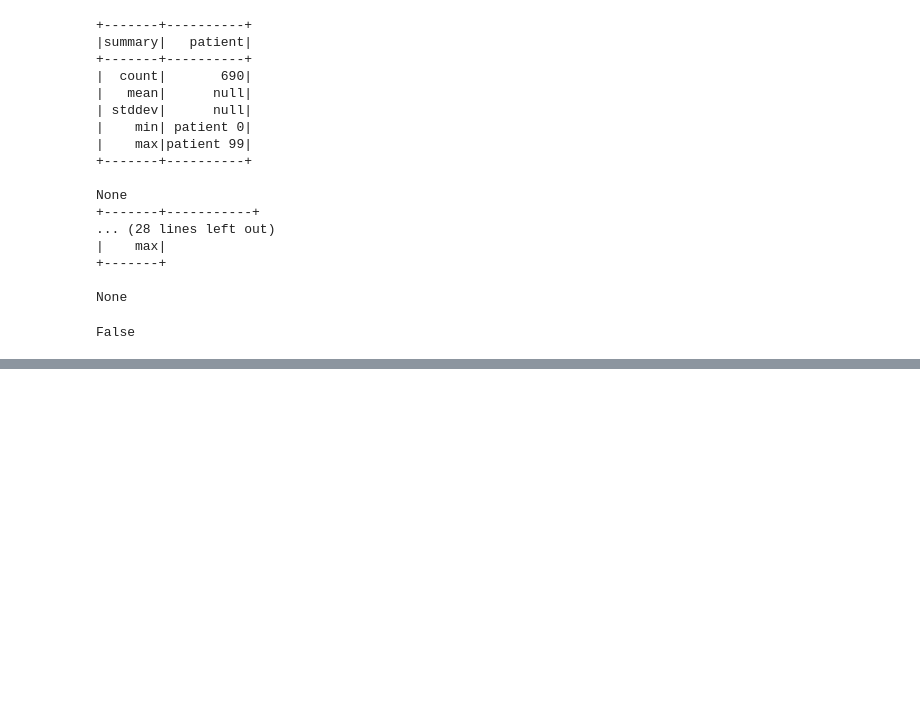
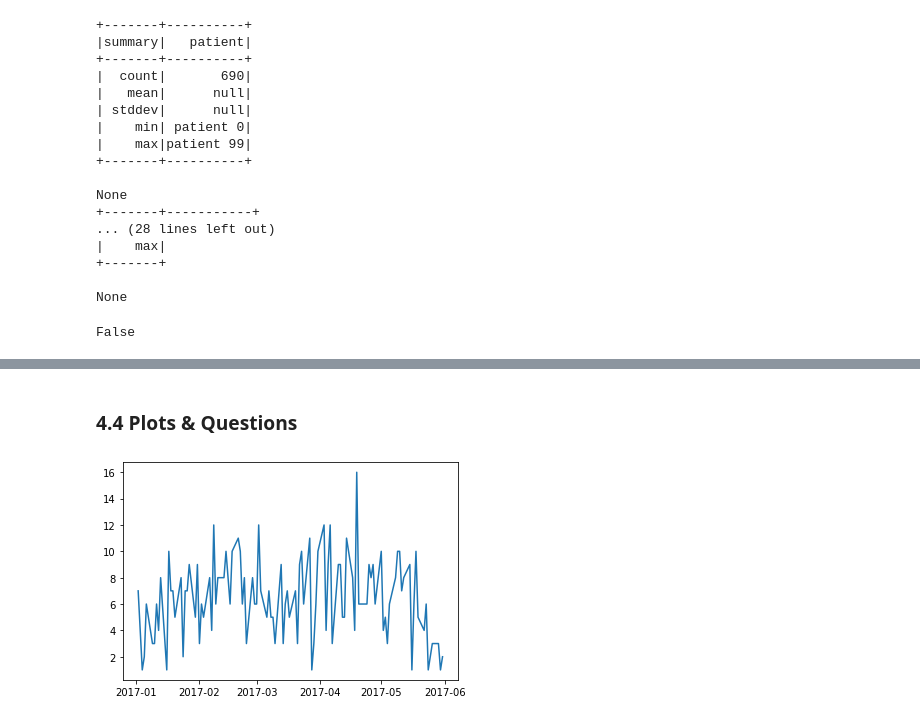
Before and after one commit to sibr1011/job_interview, a Jupyter notebook: eda_interview.ipynb, the cells around one changed output, grey strips where cells are left out. Cells and saved outputs as stored; diff of their text form; code cells hidden in the pictures; blank space fills up the shorter version.

Commit message:
all plots and features added

```diff
--- a/eda_interview.ipynb
+++ b/eda_interview.ipynb
@@ -207,0 +249,14 @@ False
+# %% [markdown]
+### 4.4 Plots & Questions
+# %%
+import matplotlib.pyplot as plt
+import seaborn as sns
+
+# time series plot of actions sorted --> bit boring
+pandasDF['date_time'] = pd.to_datetime(pandasDF["date_time"])
+pandasDF['date'] = pandasDF['date_time'].dt.date
+groupedByDateDF = pandasDF.groupby(pandasDF['date']).size().reset_index(name='Count')
+plt.plot(groupedByDateDF['date'], groupedByDateDF['Count'])
+plt.show()
+# %% [output]
+[figure, added]
```
Also changed, not shown: parts of 45 cells of this notebook.
